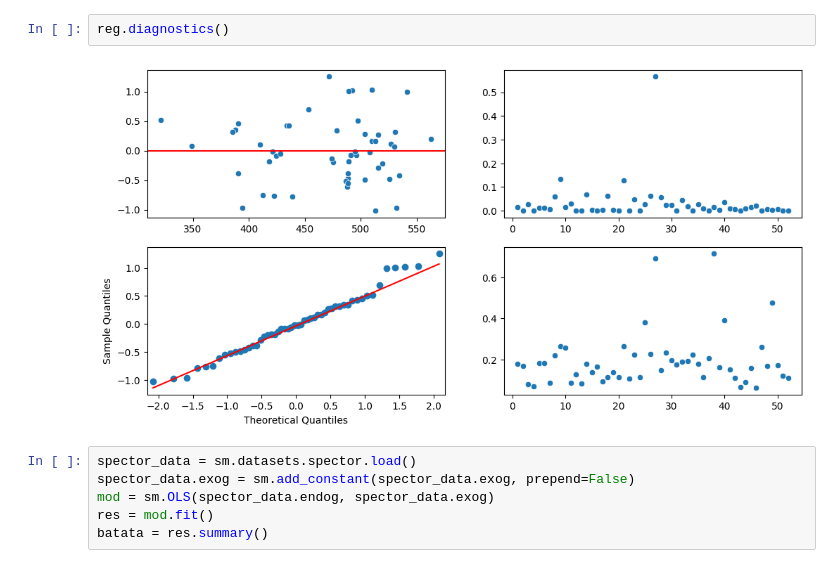
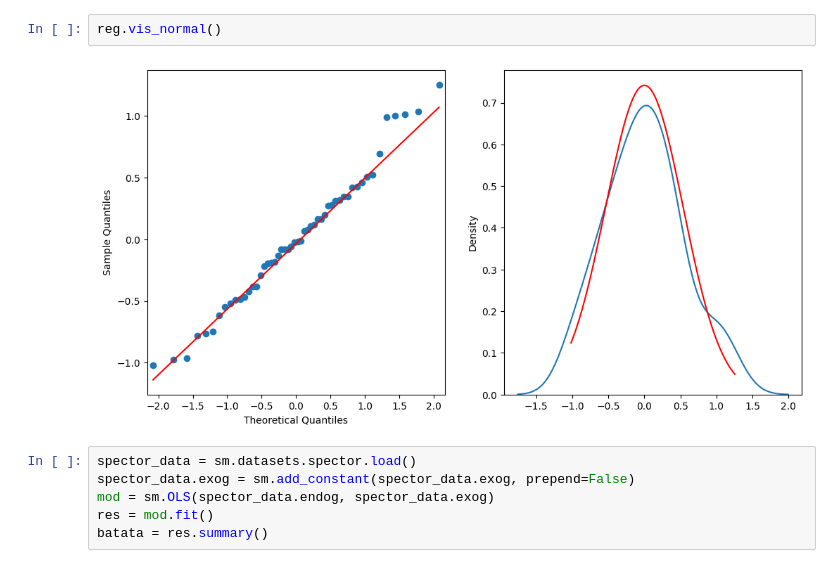
Before and after one commit to cowvin0/cars_mobi, a Jupyter notebook: Untitled.ipynb, the cells around one changed output. Drawn from its saved outputs; the diff is of its cells as text.

Commit message:
all tests and plots done. summary is complete also but need some tweaks

```diff
--- a/Untitled.ipynb
+++ b/Untitled.ipynb
@@ -94,9 +295,9 @@ y = data.Overall
 
 reg = LinearRegression(X=X, y=y, intercept=True).fit()
 # %%
-reg.diagnostics()
+reg.vis_normal()
 # %% [output]
-[figure, old version]
+[figure, new version]
 # %%
 spector_data = sm.datasets.spector.load()
 spector_data.exog = sm.add_constant(spector_data.exog, prepend=False)
```
Also changed, not shown: parts of 1 cell of this notebook, 1 other file.
